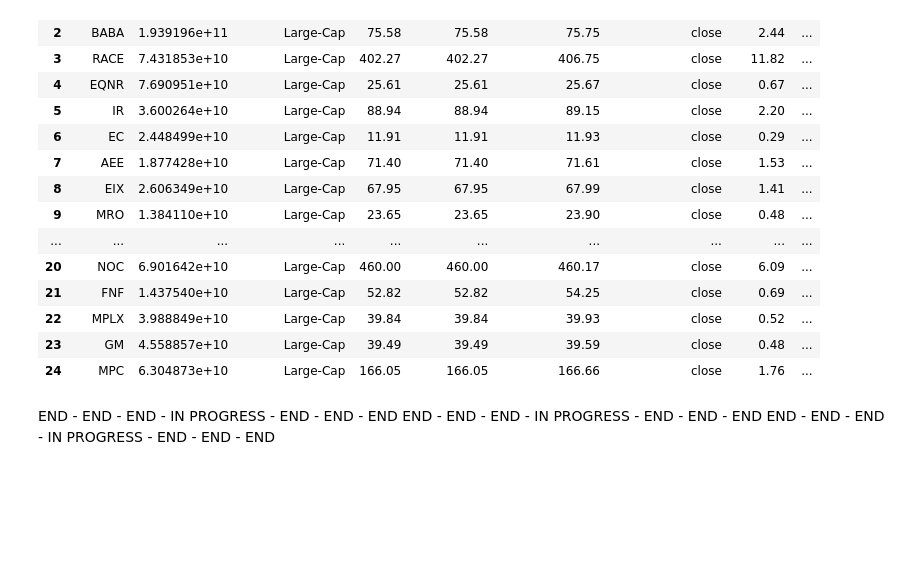
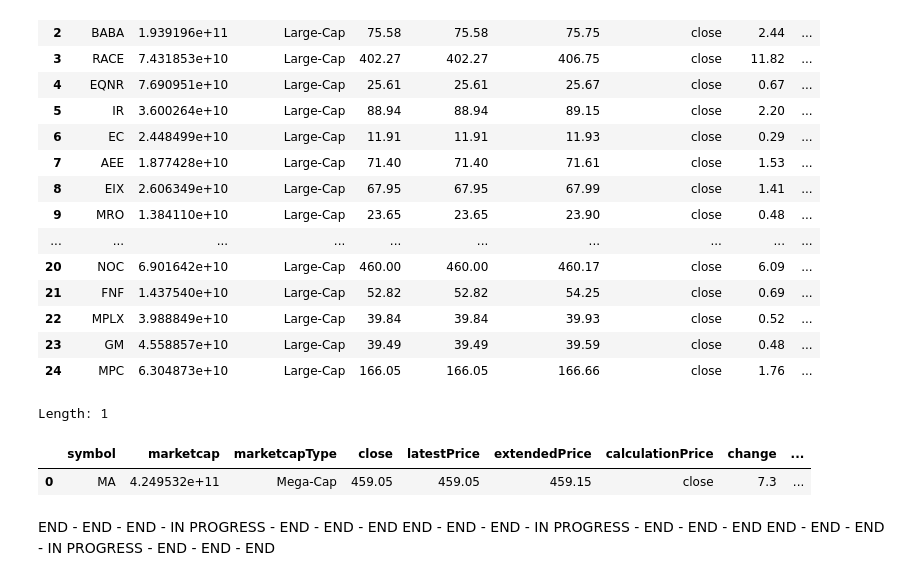
Before and after one commit to sudz4/dark-trader, a Jupyter notebook: stock_screener.ipynb, the cells around one changed output. Cells and saved outputs as stored; diff of their text form; code cells hidden in the pictures; blank space fills up the shorter version.

```diff
--- a/stock_screener.ipynb
+++ b/stock_screener.ipynb
@@ -580,3 +629,33 @@ Length: 25
+# %%
+#### MEGA-CAP FILTER ####
+# Filtering Mega-Cap Stocks
+megacap_df = filter_stocks(
+    df=megacap_df,  # Assuming megacap_df is your DataFrame of Mega-Cap stocks
+    market_cap_type='Mega-Cap',
+    price_min=10,  # Mega-cap stocks are rarely below this price, but adjust as needed
+    change_min_percent=.005,  # Adjusted for the lower volatility of mega-cap stocks
+    volume_min=100000,  # A higher volume minimum to ensure liquidity and significant interest
+    volume_avg_comparison='10day'  # Comparing to 10-day average volume to gauge interest
+)
+
+# Order descending by changePercent to prioritize highest gap-ups
+megacap_df = megacap_df.sort_values('changePercent', ascending=False)
+
+# After sorting, re-index the dataframe for clarity
+megacap_df = megacap_df.reset_index(drop=True)
+
+# Get the first 10 for an initial overview, or adjust as needed based on strategy
+megacap_df = megacap_df.iloc[:10]
+
+# Print the length of the dataframe to confirm the number of targeted stocks
+print(f"Length: {len(megacap_df)}")
+
+# Display the filtered Mega-Cap stocks
+megacap_df
+# %% [output]
+Length: 1
+|  | symbol | marketcap | marketcapType | close | latestPrice | extendedPrice | calculationPrice | change | ... |
+| 0 | MA | 4.249532e+11 | Mega-Cap | 459.05 | 459.05 | 459.15 | close | 7.3 | ... |
 # %%
 # ADD - relative volume (ratio) data???
 # some of this you might have already covered, but might be able to get more granular with the data
```
Also changed, not shown: parts of 6 cells of this notebook.
